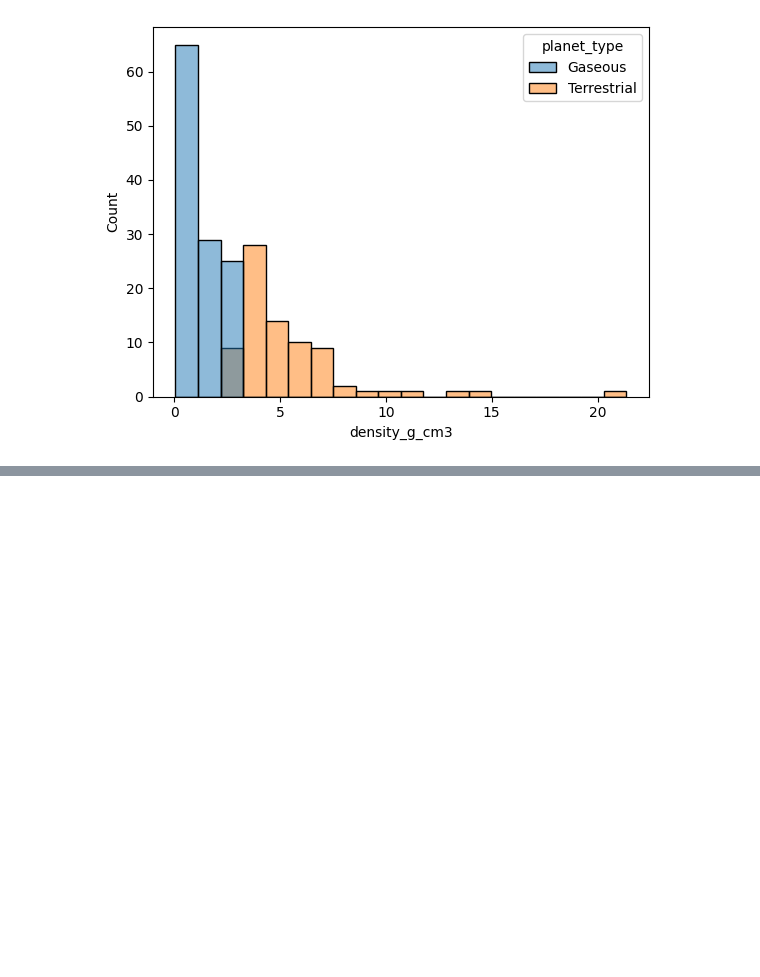
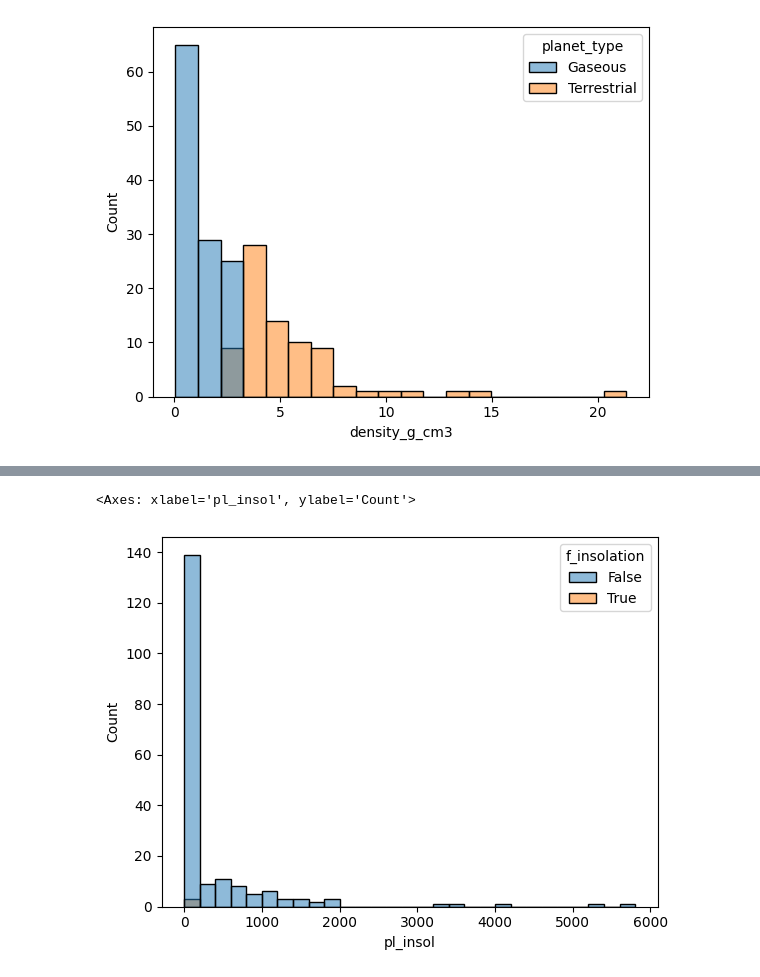
Before and after one commit to Thespaceblade/The-Search-for-a-Second-Earth, a Jupyter notebook: Visualcode.ipynb, the cells around one changed output, grey strips where cells are left out. Cells and saved outputs as stored; diff of their text form; code cells hidden in the pictures; blank space fills up the shorter version.

```diff
--- a/Visualcode.ipynb
+++ b/Visualcode.ipynb
@@ -174,0 +157,5 @@ earth_row = pd.Series(earth_scaled)
+# %%
+sns.histplot(data=df_cleaned,x="pl_insol",hue="f_insolation")
+# %% [output]
+<Axes: xlabel='pl_insol', ylabel='Count'>
+[figure, added]
```
Also changed, not shown: parts of 15 cells of this notebook.
